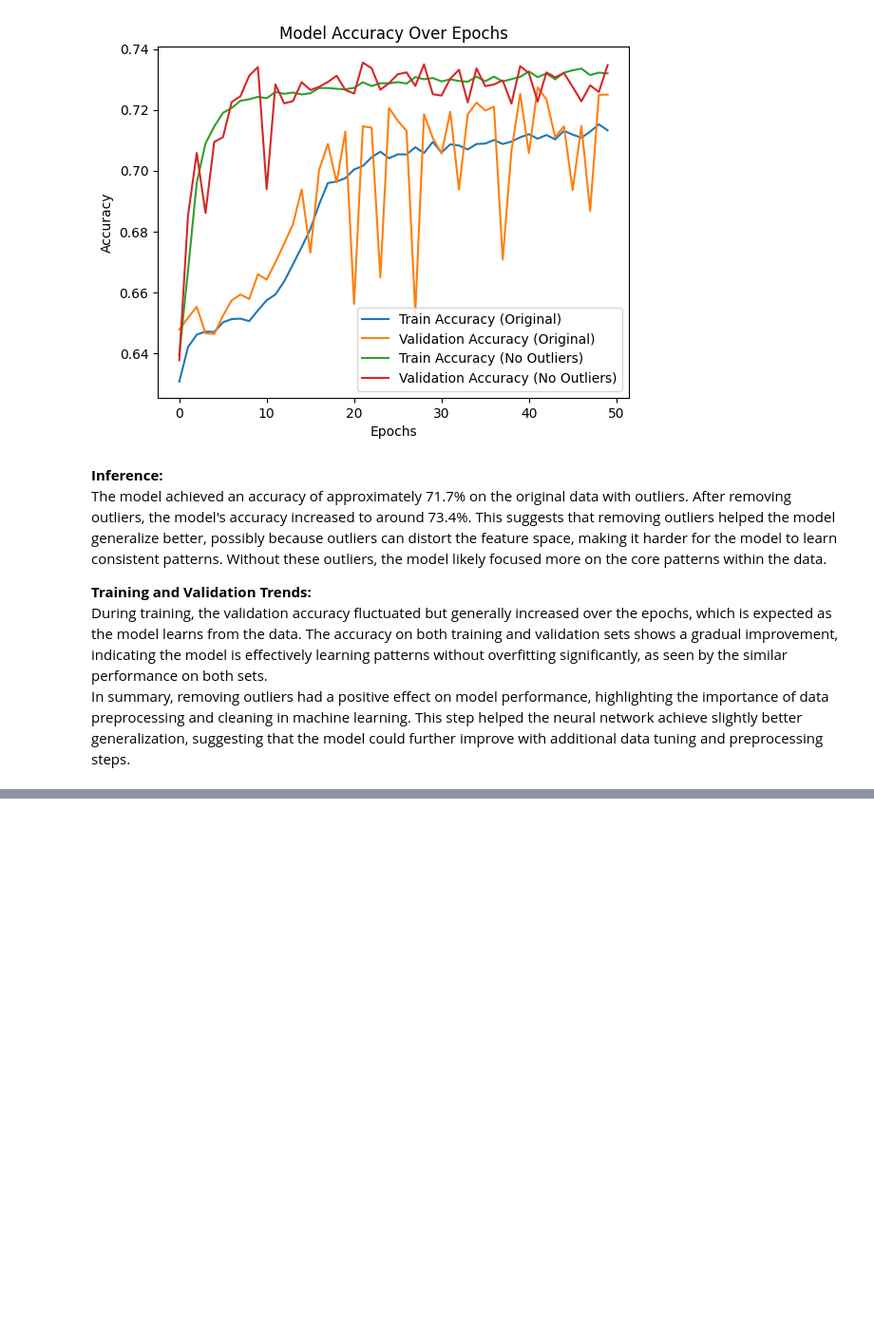
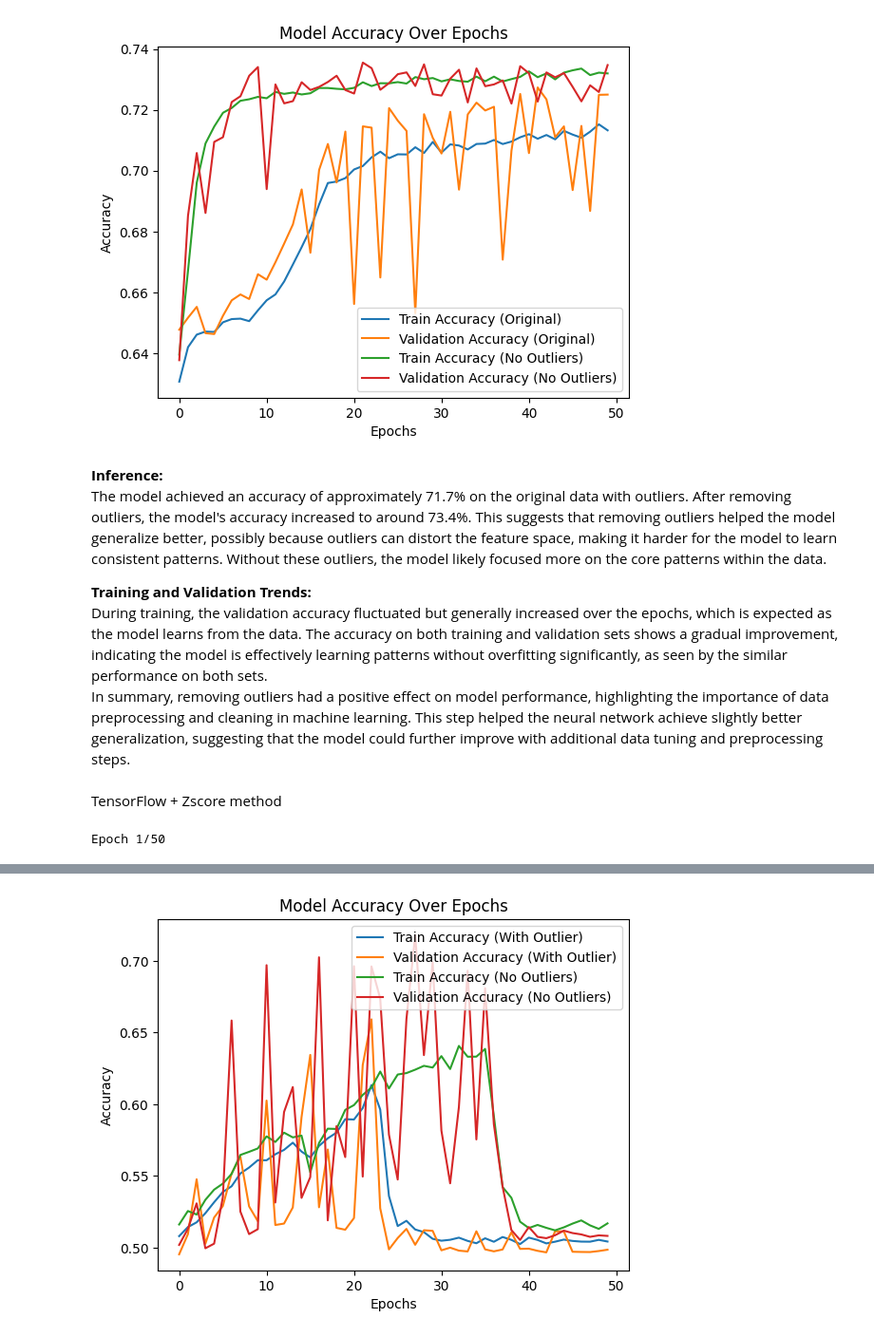
Before and after one commit to Dcode-7/CVD-Model, a Jupyter notebook: CVD_Model.ipynb, the cells around one changed output, grey strips where cells are left out. Shown at 95% size. Drawn from its saved outputs; the diff is of its cells as text; code cells hidden in the pictures; blank space fills up the shorter version.

Commit message:
TensorFlow on outlier removal using Z-score and IQR method.

```diff
--- a/CVD_Model.ipynb
+++ b/CVD_Model.ipynb
@@ -3396,3 +3400,70 @@ This suggests that removing outliers helped the model generalize better, possibl
 During training, the validation accuracy fluctuated but generally increased over the epochs, which is expected as the model learns from the data.
 The accuracy on both training and validation sets shows a gradual improvement, indicating the model is effectively learning patterns without overfitting significantly, as seen by the similar performance on both sets.<br>
 In summary, removing outliers had a positive effect on model performance, highlighting the importance of data preprocessing and cleaning in machine learning. This step helped the neural network achieve slightly better generalization, suggesting that the model could further improve with additional data tuning and preprocessing steps.
+# %% [markdown]
+TensorFlow + Zscore method
+# %%
+import pandas as pd
+import numpy as np
+from sklearn.model_selection import train_test_split
+from sklearn.metrics import accuracy_score
+import tensorflow as tf
+import matplotlib.pyplot as plt
+
+#Removing the outlier using z-score
+column=['weight','ap_lo','ap_hi']
+zscore_df=df
+#Filter Out Outliers, keeping only the rows where values in the column are within the high and low bounds (i.e., not outliers).
+for cols in column:
+    high=zscore_df[cols].mean() + 3*zscore_df[cols].std();
+    low=zscore_df[cols].mean() - 3*zscore_df[cols].std()
+    zscore_df = zscore_df[(zscore_df[cols] < high) & (zscore_df[cols] > low)]
+
+X_train, X_test, y_train, y_test = train_test_split(df.drop('cardio', axis=1),
+                                                    df['cardio'],
+                                                    test_size=0.2,
+                                                    random_state=42)
+X_train_no_outliers , X_test_no_outliers,y_train_no_outliers,y_test_no_outliers =train_test_split(zscore_df.drop('cardio', axis=1),
+                                                    zscore_df['cardio'],
+                                                    test_size=0.2,
+                                                    random_state=42)
+
+# Define the model architecture
+def create_model():
+    model = tf.keras.models.Sequential([
+        tf.keras.layers.Dense(64, activation='relu', input_shape=(X_train.shape[1],)),
+        tf.keras.layers.Dense(32, activation='relu'),
+        tf.keras.layers.Dense(1, activation='sigmoid')
+    ])
+    model.compile(optimizer='adam', loss='binary_crossentropy', metrics=['accuracy'])
+    return model
+
+# Train model with original data
+model_original = create_model()
+history_original = model_original.fit(X_train, y_train, epochs=50, validation_data=(X_test, y_test), verbose=1)
+
+# Train model with data without outliers using zscore method
+model_no_outliers = create_model()
+history_no_outliers = model_no_outliers.fit(X_train_no_outliers, y_train_no_outliers, epochs=50,
+                                            validation_data=(X_test_no_outliers, y_test_no_outliers), verbose=1)
+
+# Evaluate accuracy on the original data
+loss, accuracy_original = model_original.evaluate(X_test, y_test)
+print("Accuracy with original data:", accuracy_original)
+
+# Evaluate accuracy on the data without outliers
+loss, accuracy_no_outliers = model_no_outliers.evaluate(X_test_no_outliers, y_test_no_outliers)
+print("Accuracy without outliers using zscore:", accuracy_no_outliers)
+
+# Plot accuracy over epochs
+plt.plot(history_original.history['accuracy'], label='Train Accuracy (With Outlier)')
+plt.plot(history_original.history['val_accuracy'], label='Validation Accuracy (With Outlier)')
+plt.plot(history_no_outliers.history['accuracy'], label='Train Accuracy (No Outliers)')
+plt.plot(history_no_outliers.history['val_accuracy'], label='Validation Accuracy (No Outliers)')
+plt.xlabel('Epochs')
+plt.ylabel('Accuracy')
+plt.title('Model Accuracy Over Epochs')
+plt.legend()
+plt.show()
+# %% [output]
+Epoch 1/50
@@ -3398,0 +3504 @@ In summary, removing outliers had a positive effect on model performance, highli
+[figure, added]
```
Also changed, not shown: parts of 13 cells of this notebook.
